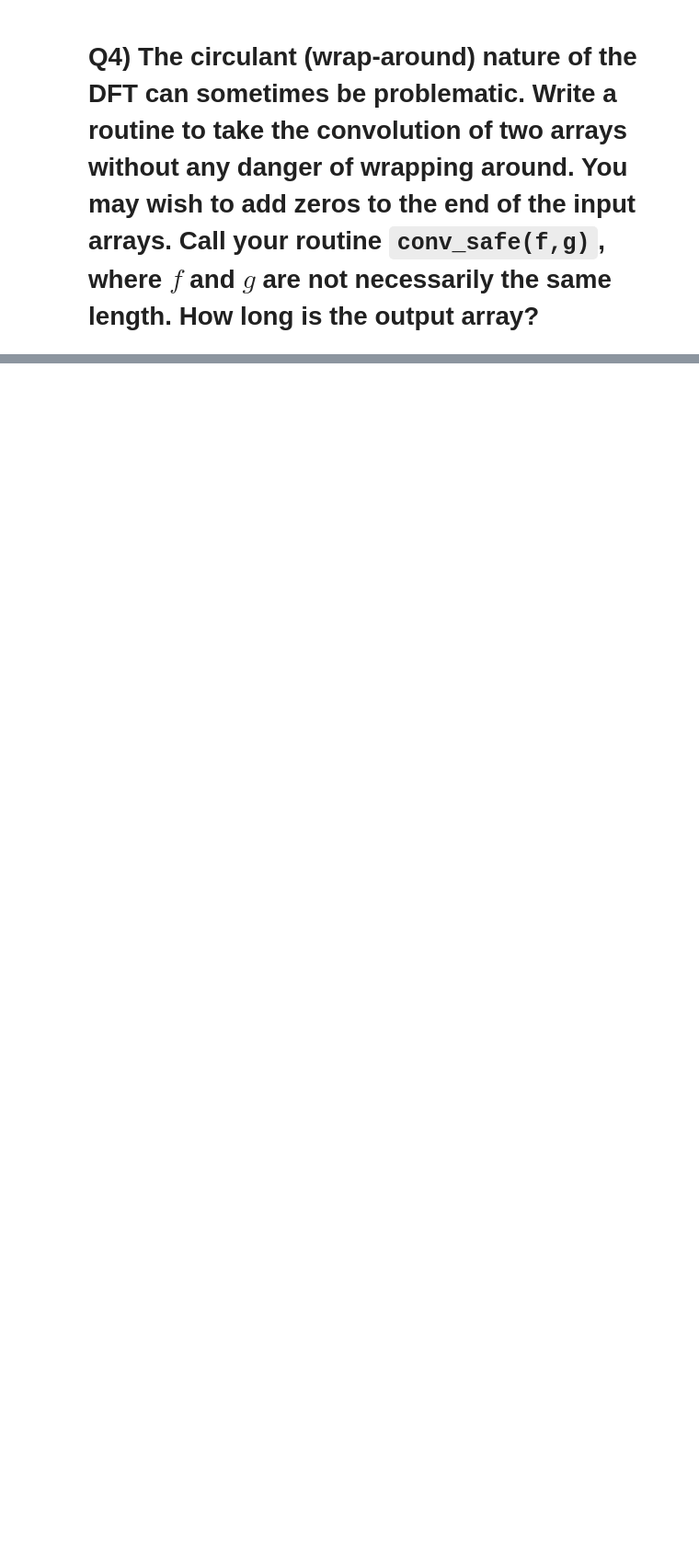
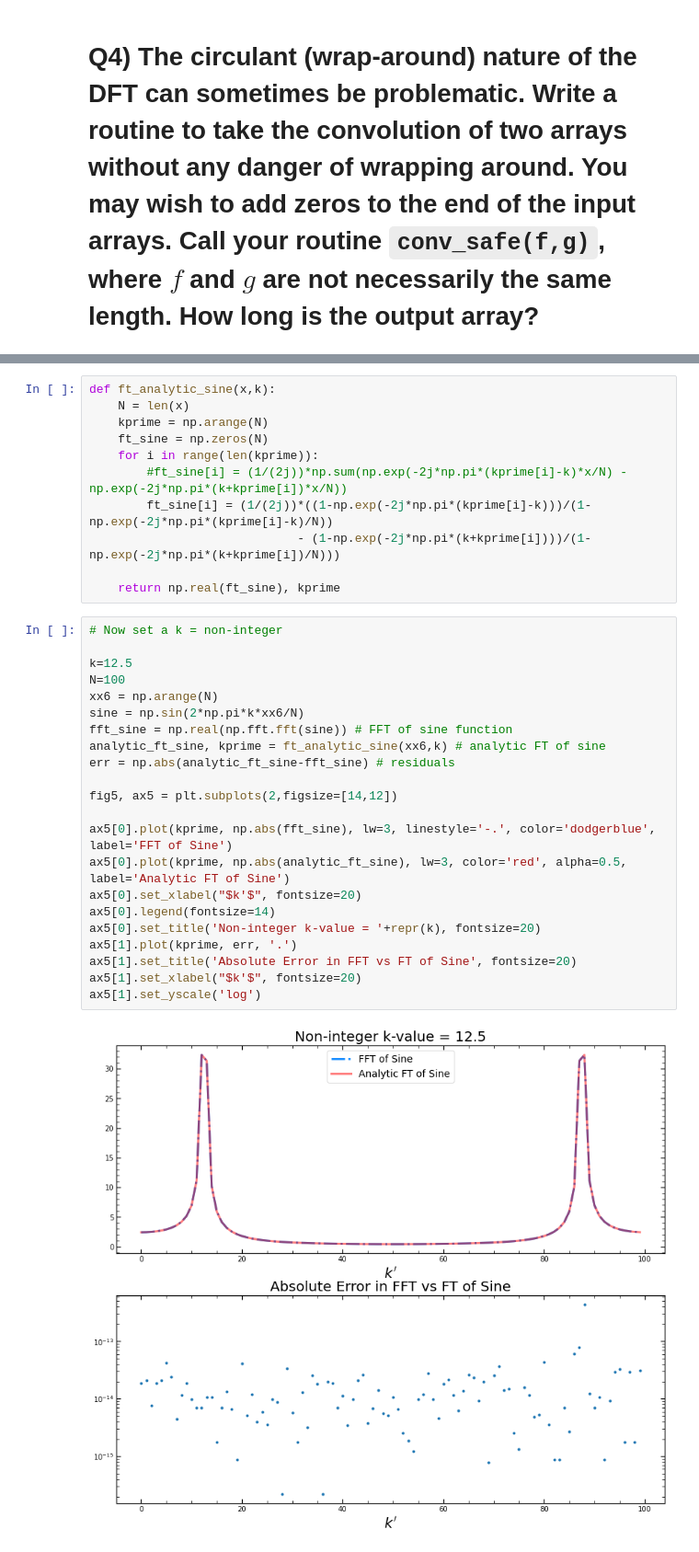
Before and after one commit to kenj19/PHYS512, a Jupyter notebook: PS5/ps5.ipynb, the cells around one changed output, grey strips where cells are left out. Shown at 92% size. Saved outputs shown, nothing was run; the diff lists cells and outputs as text; blank space fills up the shorter version.

```diff
--- a/PS5/ps5.ipynb
+++ b/PS5/ps5.ipynb
@@ -103,0 +216,35 @@ The correlation function depends on the shift as........, This surprises me!
+# %%
+def ft_analytic_sine(x,k):
+    N = len(x)
+    kprime = np.arange(N)
+    ft_sine = np.zeros(N)
+    for i in range(len(kprime)):
+        #ft_sine[i] = (1/(2j))*np.sum(np.exp(-2j*np.pi*(kprime[i]-k)*x/N) - np.exp(-2j*np.pi*(k+kprime[i])*x/N))
+        ft_sine[i] = (1/(2j))*((1-np.exp(-2j*np.pi*(kprime[i]-k)))/(1-np.exp(-2j*np.pi*(kprime[i]-k)/N))
+                             - (1-np.exp(-2j*np.pi*(k+kprime[i])))/(1-np.exp(-2j*np.pi*(k+kprime[i])/N)))
+
+    return np.real(ft_sine), kprime
+# %%
+# Now set a k = non-integer
+
+k=12.5
+N=100
+xx6 = np.arange(N)
+sine = np.sin(2*np.pi*k*xx6/N)
+fft_sine = np.real(np.fft.fft(sine)) # FFT of sine function
+analytic_ft_sine, kprime = ft_analytic_sine(xx6,k) # analytic FT of sine
+err = np.abs(analytic_ft_sine-fft_sine) # residuals
+
+fig5, ax5 = plt.subplots(2,figsize=[14,12])
+
+ax5[0].plot(kprime, np.abs(fft_sine), lw=3, linestyle='-.', color='dodgerblue', label='FFT of Sine')
+ax5[0].plot(kprime, np.abs(analytic_ft_sine), lw=3, color='red', alpha=0.5, label='Analytic FT of Sine')
+ax5[0].set_xlabel("$k'$", fontsize=20)
+ax5[0].legend(fontsize=14)
+ax5[0].set_title('Non-integer k-value = '+repr(k), fontsize=20)
+ax5[1].plot(kprime, err, '.')
+ax5[1].set_title('Absolute Error in FFT vs FT of Sine', fontsize=20)
+ax5[1].set_xlabel("$k'$", fontsize=20)
+ax5[1].set_yscale('log')
+# %% [output]
+[figure, added]
```
Also changed, not shown: parts of 26 cells of this notebook.
